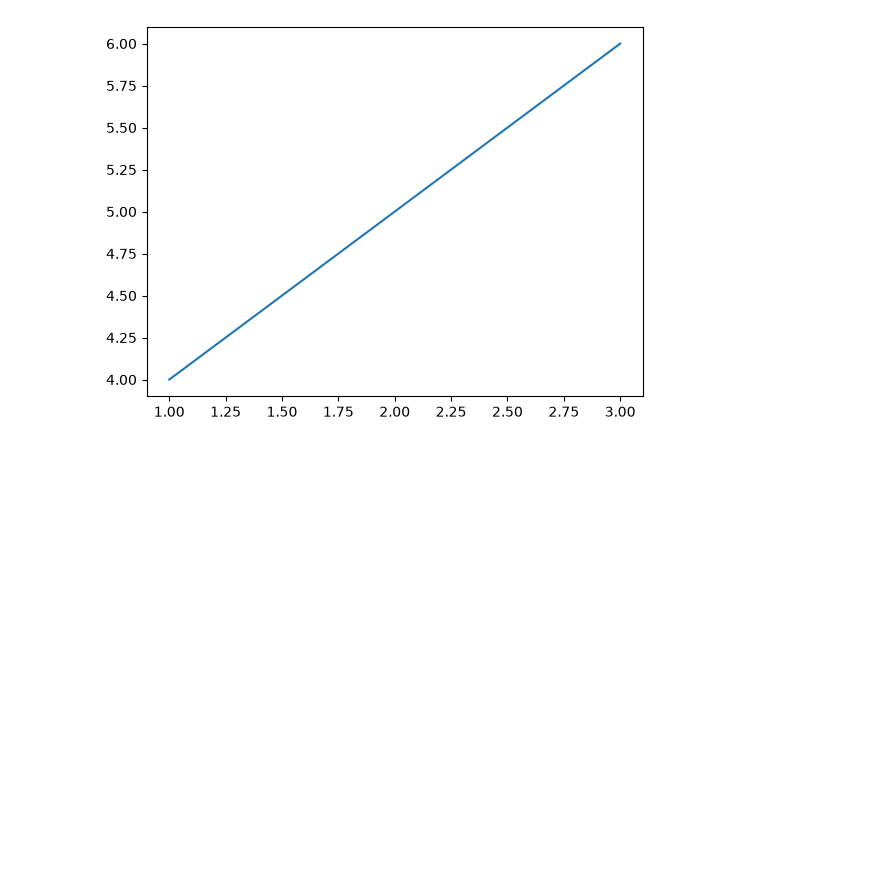
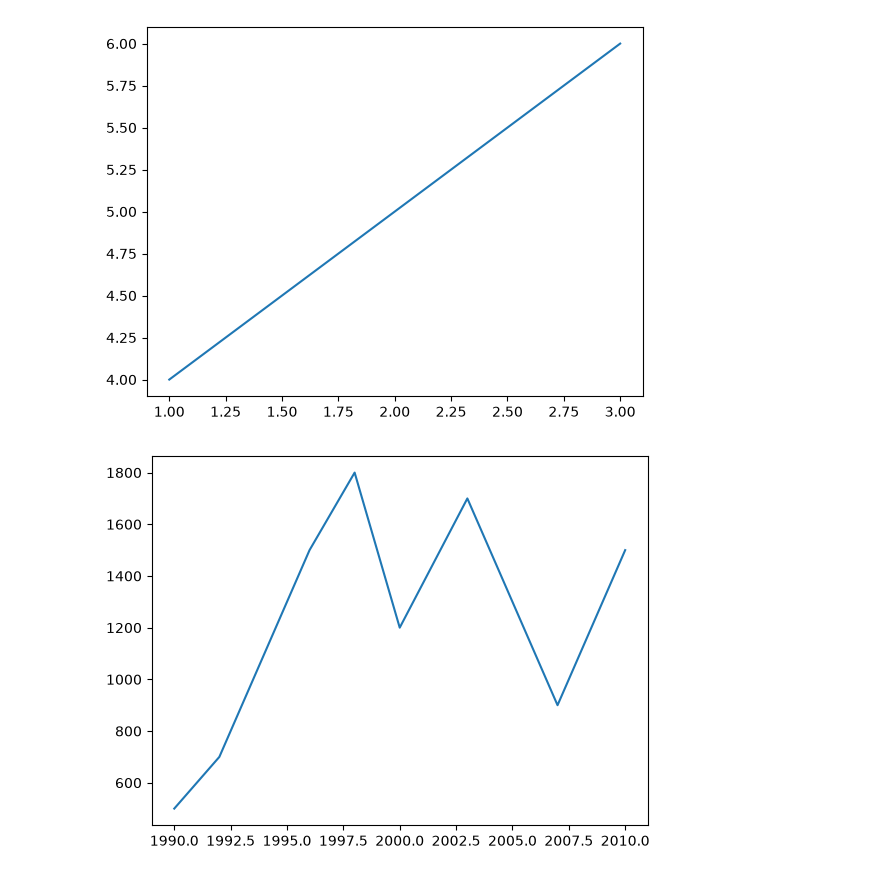
Before and after one commit to AtharvBorkar/Data-Science-Files, a Jupyter notebook: Shreya/Data Visualization using Matplotlib and Seaborn/plotting charts using MAtplotlib.ipynb, the cells around one changed output. Cells and saved outputs as stored; diff of their text form; code cells hidden in the pictures; blank space fills up the shorter version.

Commit message:
added graphs in plotting file

```diff
--- a/Shreya/Data Visualization using Matplotlib and Seaborn/plotting charts using MAtplotlib.ipynb
+++ b/Shreya/Data Visualization using Matplotlib and Seaborn/plotting charts using MAtplotlib.ipynb
@@ -4,3 +4,11 @@ plt.plot([1, 2, 3], [4, 5, 6])
 plt.show()
 # %% [output]
 [figure]
+# %%
+years = [1990, 1992, 1994, 1996, 1998, 2000, 2003, 2005, 2007, 2010]
+runs =  [500, 700, 1100, 1500, 1800, 1200, 1700, 1300, 900, 1500]
+
+plt.plot(years, runs)
+plt.show()
+# %% [output]
+[figure, added]
```
Also changed, not shown: parts of 1 cell of this notebook.
